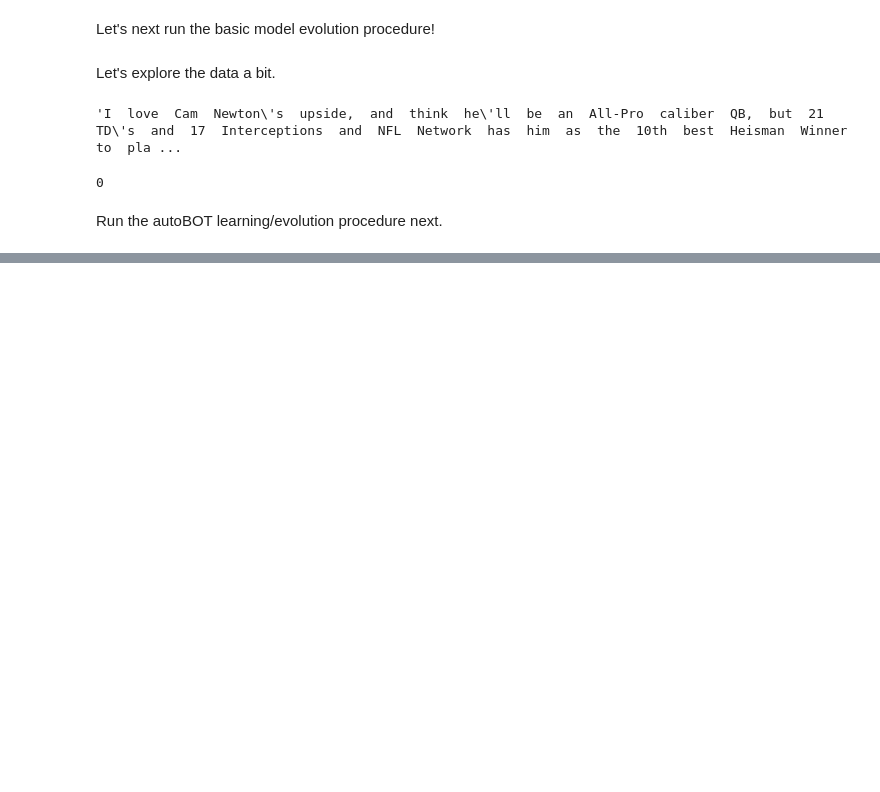
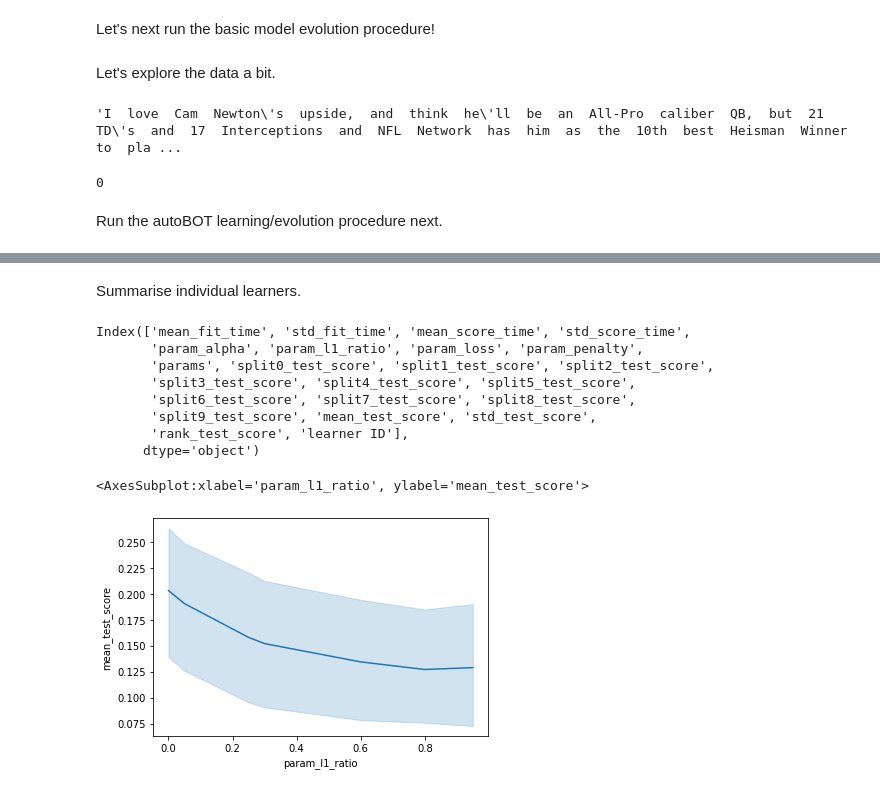
Before and after one commit to SkBlaz/autobot, a Jupyter notebook: notebooks/basic-tutorial.ipynb, the cells around one changed output, grey strips where cells are left out. Drawn from its saved outputs; the diff is of its cells as text; code cells hidden in the pictures; blank space fills up the shorter version.

```diff
--- a/notebooks/basic-tutorial.ipynb
+++ b/notebooks/basic-tutorial.ipynb
@@ -74,0 +220,21 @@ predictions = autoBOTLibObj.predict(test_sequences)
+# %% [markdown]
+Summarise individual learners.
+# %%
+import matplotlib.pyplot as plt
+import seaborn as sns
+
+final_learners = autoBOTLibObj.summarise_final_learners()
+print(final_learners.columns)
+
+sns.lineplot(final_learners.param_l1_ratio, final_learners.mean_test_score)
+# %% [output]
+Index(['mean_fit_time', 'std_fit_time', 'mean_score_time', 'std_score_time',
+       'param_alpha', 'param_l1_ratio', 'param_loss', 'param_penalty',
+       'params', 'split0_test_score', 'split1_test_score', 'split2_test_score',
+       'split3_test_score', 'split4_test_score', 'split5_test_score',
+       'split6_test_score', 'split7_test_score', 'split8_test_score',
+       'split9_test_score', 'mean_test_score', 'std_test_score',
+       'rank_test_score', 'learner ID'],
+      dtype='object')
+<AxesSubplot:xlabel='param_l1_ratio', ylabel='mean_test_score'>
+[figure, added]
```
Also changed, not shown: parts of 7 cells of this notebook.
